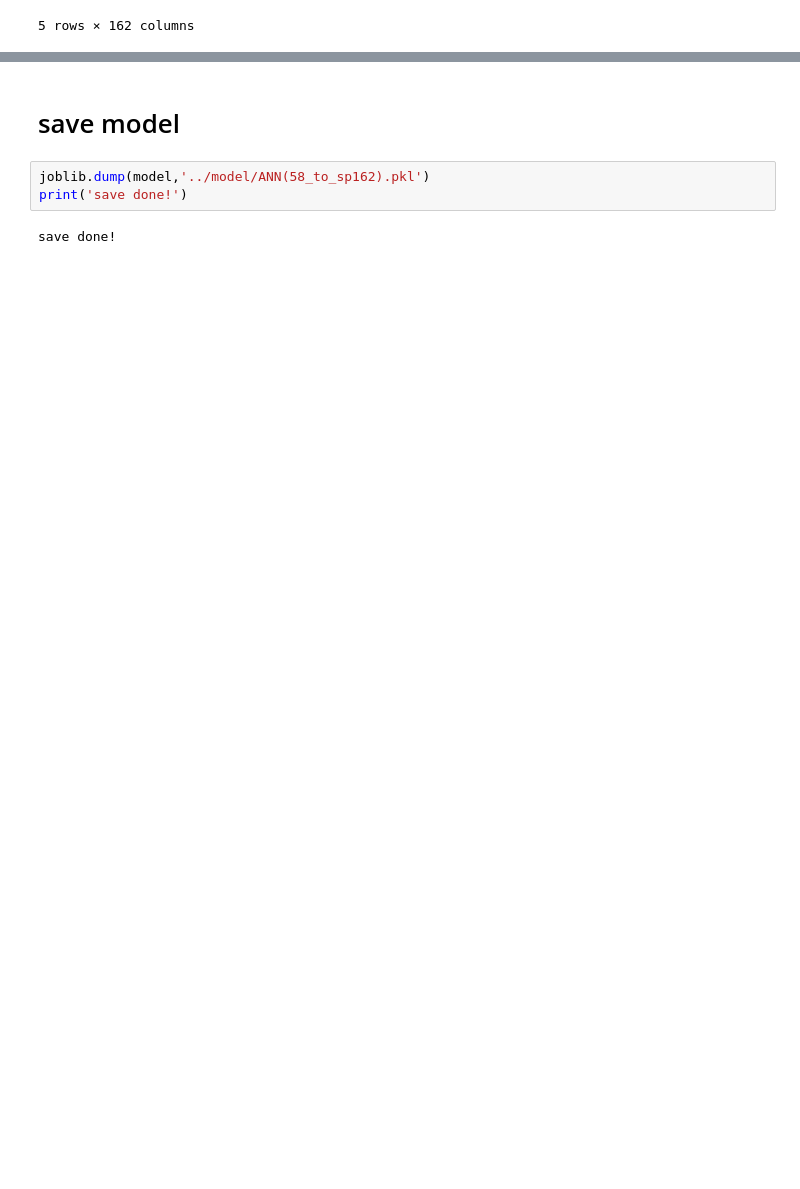
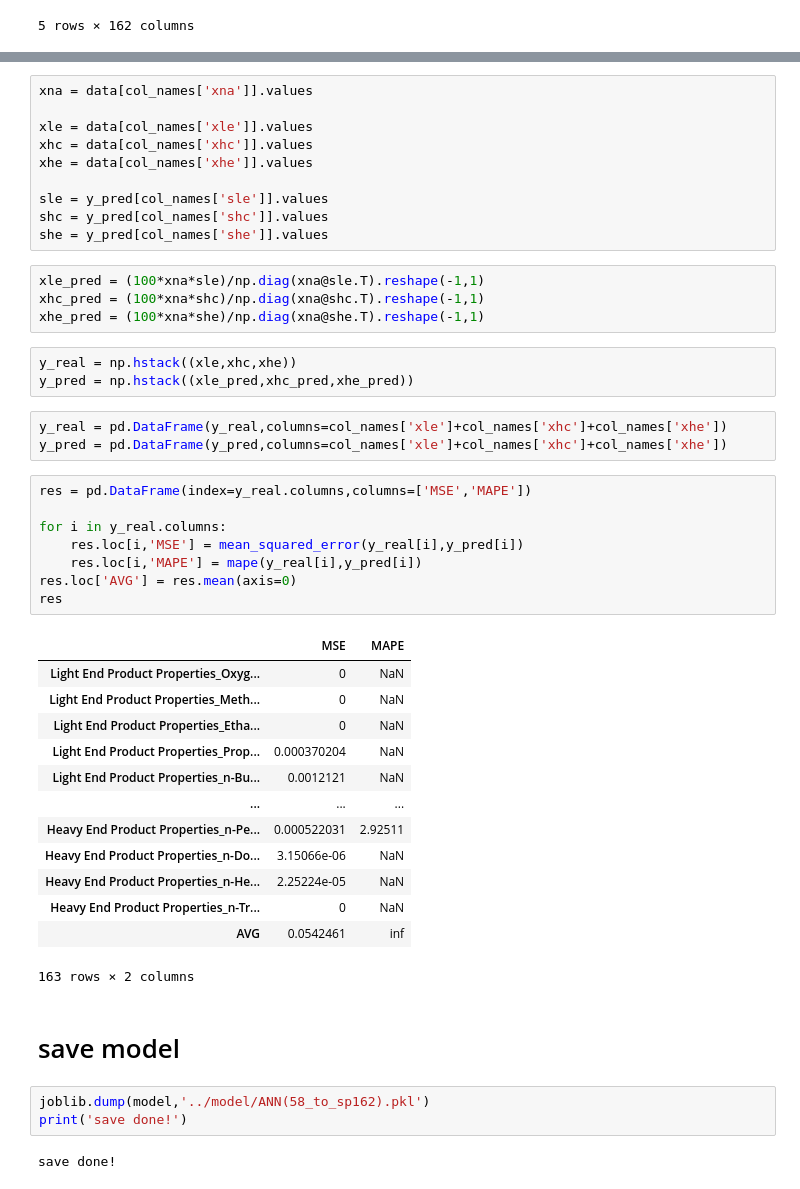
Before and after one commit to skywalker0803r/oil_project_20200424, a Jupyter notebook: notebook/build_ann_model_1.ipynb, the cells around one changed output, grey strips where cells are left out. Drawn from its saved outputs; the diff is of its cells as text; blank space fills up the shorter version.

```diff
--- a/notebook/build_ann_model_1.ipynb
+++ b/notebook/build_ann_model_1.ipynb
@@ -525,4 +525,46 @@ res
 163 rows × 2 columns
+# %%
+xna = data[col_names['xna']].values
+
+xle = data[col_names['xle']].values
+xhc = data[col_names['xhc']].values
+xhe = data[col_names['xhe']].values
+
+sle = y_pred[col_names['sle']].values
+shc = y_pred[col_names['shc']].values
+she = y_pred[col_names['she']].values
+# %%
+xle_pred = (100*xna*sle)/np.diag(xna@sle.T).reshape(-1,1)
+xhc_pred = (100*xna*shc)/np.diag(xna@shc.T).reshape(-1,1)
+xhe_pred = (100*xna*she)/np.diag(xna@she.T).reshape(-1,1)
+# %%
+y_real = np.hstack((xle,xhc,xhe))
+y_pred = np.hstack((xle_pred,xhc_pred,xhe_pred))
+# %%
+y_real = pd.DataFrame(y_real,columns=col_names['xle']+col_names['xhc']+col_names['xhe'])
+y_pred = pd.DataFrame(y_pred,columns=col_names['xle']+col_names['xhc']+col_names['xhe'])
+# %%
+res = pd.DataFrame(index=y_real.columns,columns=['MSE','MAPE'])
+
+for i in y_real.columns:
+    res.loc[i,'MSE'] = mean_squared_error(y_real[i],y_pred[i])
+    res.loc[i,'MAPE'] = mape(y_real[i],y_pred[i])
+res.loc['AVG'] = res.mean(axis=0)
+res
+# %% [output]
+|  | MSE | MAPE |
+| Light End Product Properties_Oxyg... | 0 | NaN |
+| Light End Product Properties_Meth... | 0 | NaN |
+| Light End Product Properties_Etha... | 0 | NaN |
+| Light End Product Properties_Prop... | 0.000370204 | NaN |
+| Light End Product Properties_n-Bu... | 0.0012121 | NaN |
+| ... | ... | ... |
+| Heavy End Product Properties_n-Pe... | 0.000522031 | 2.92511 |
+| Heavy End Product Properties_n-Do... | 3.15066e-06 | NaN |
+| Heavy End Product Properties_n-He... | 2.25224e-05 | NaN |
+| Heavy End Product Properties_n-Tr... | 0 | NaN |
+| AVG | 0.0542461 | inf |
+163 rows × 2 columns
 # %% [markdown]
 # save model
 # %%
```
Also changed, not shown: parts of 14 cells of this notebook.
